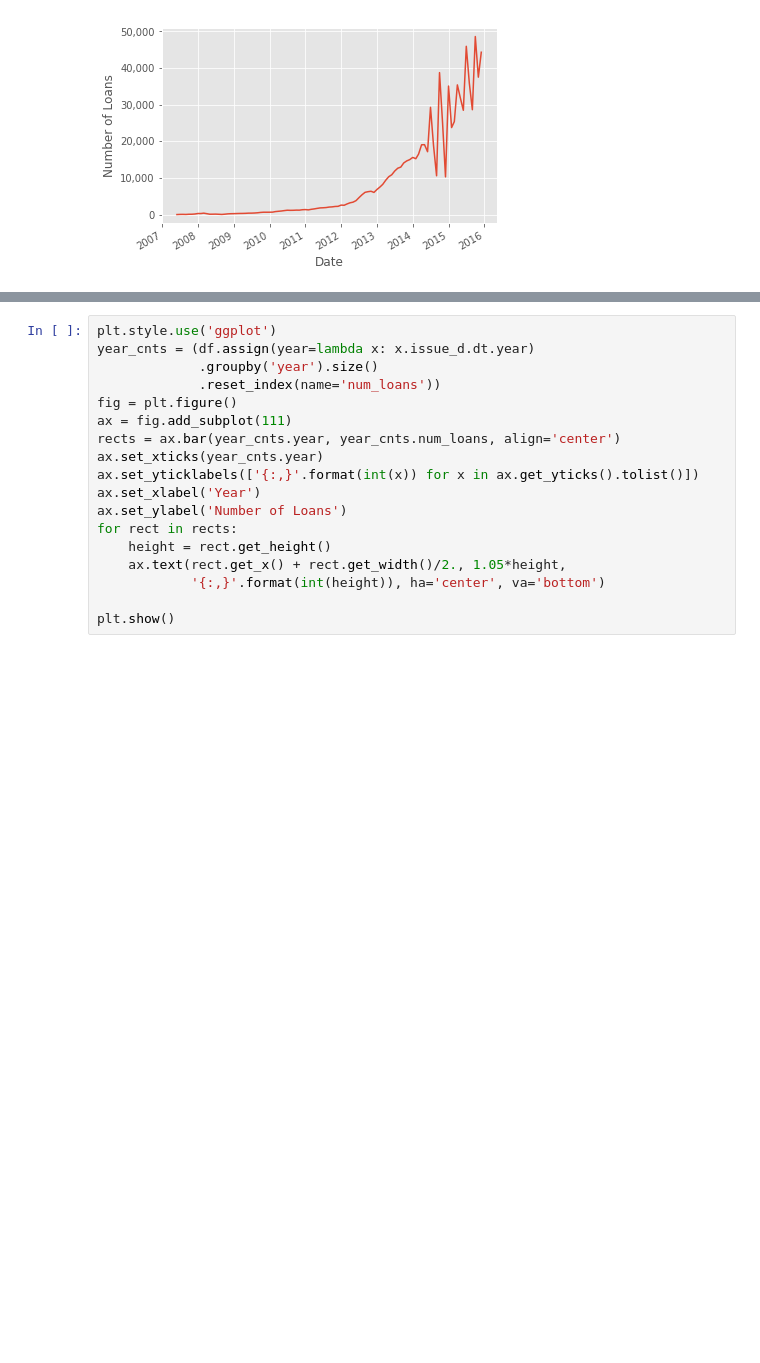
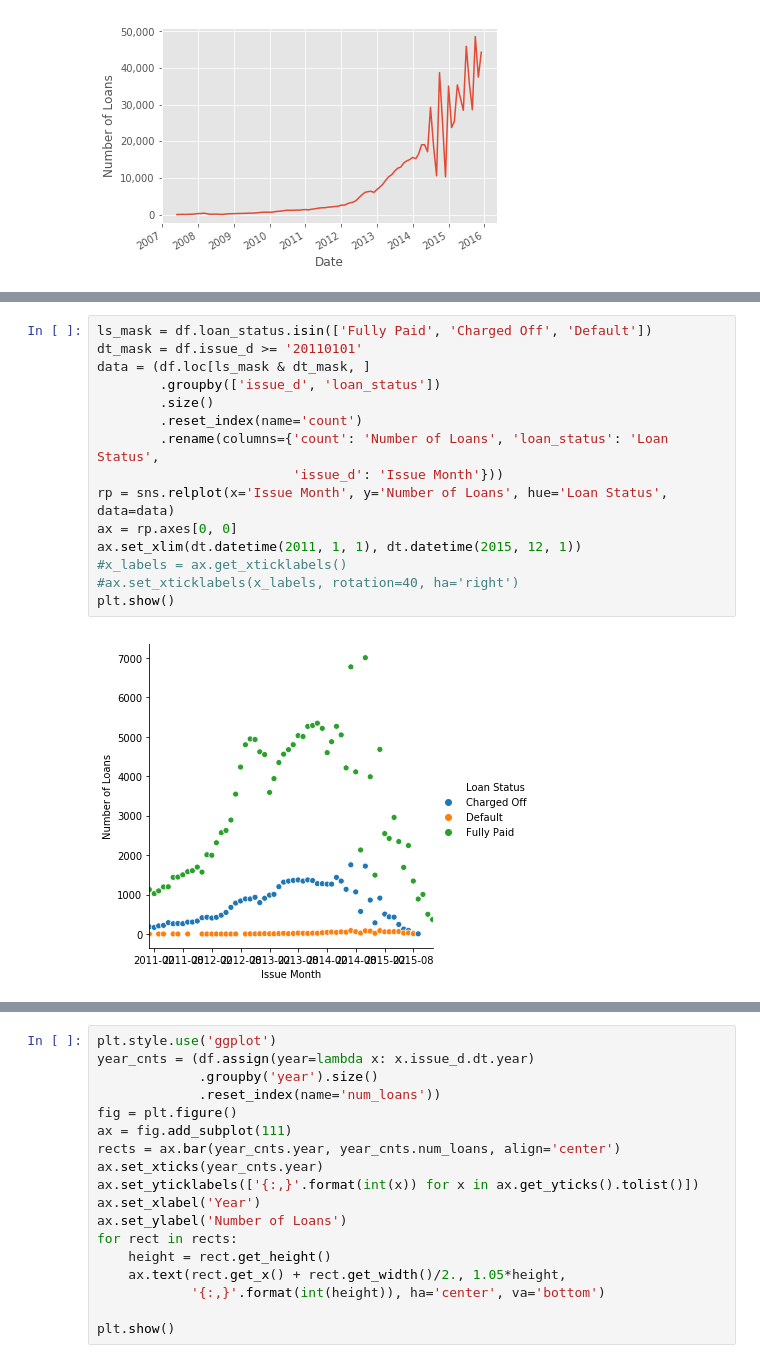
Before and after one commit to bfitzpa5/Metis_Projects, a Jupyter notebook: 03-mcnulty/mcnulty_eda.ipynb, the cells around one changed output, grey strips where cells are left out. Cells and saved outputs as stored; diff of their text form; blank space fills up the shorter version.

```diff
--- a/03-mcnulty/mcnulty_eda.ipynb
+++ b/03-mcnulty/mcnulty_eda.ipynb
@@ -28,0 +44,17 @@ plt.show()
+# %%
+ls_mask = df.loan_status.isin(['Fully Paid', 'Charged Off', 'Default'])
+dt_mask = df.issue_d >= '20110101'
+data = (df.loc[ls_mask & dt_mask, ]
+        .groupby(['issue_d', 'loan_status'])
+        .size()
+        .reset_index(name='count')
+        .rename(columns={'count': 'Number of Loans', 'loan_status': 'Loan Status',
+                         'issue_d': 'Issue Month'}))
+rp = sns.relplot(x='Issue Month', y='Number of Loans', hue='Loan Status', data=data)
+ax = rp.axes[0, 0]
+ax.set_xlim(dt.datetime(2011, 1, 1), dt.datetime(2015, 12, 1))
+#x_labels = ax.get_xticklabels()
+#ax.set_xticklabels(x_labels, rotation=40, ha='right')
+plt.show()
+# %% [output]
+[figure, added]
```
Also changed, not shown: parts of 4 cells of this notebook, 2 other files.
